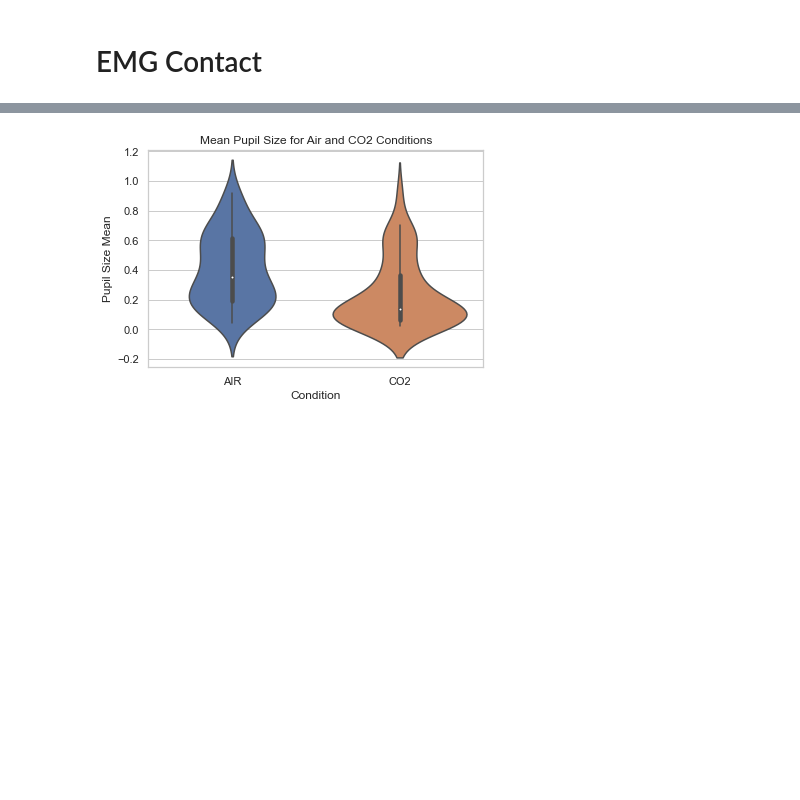
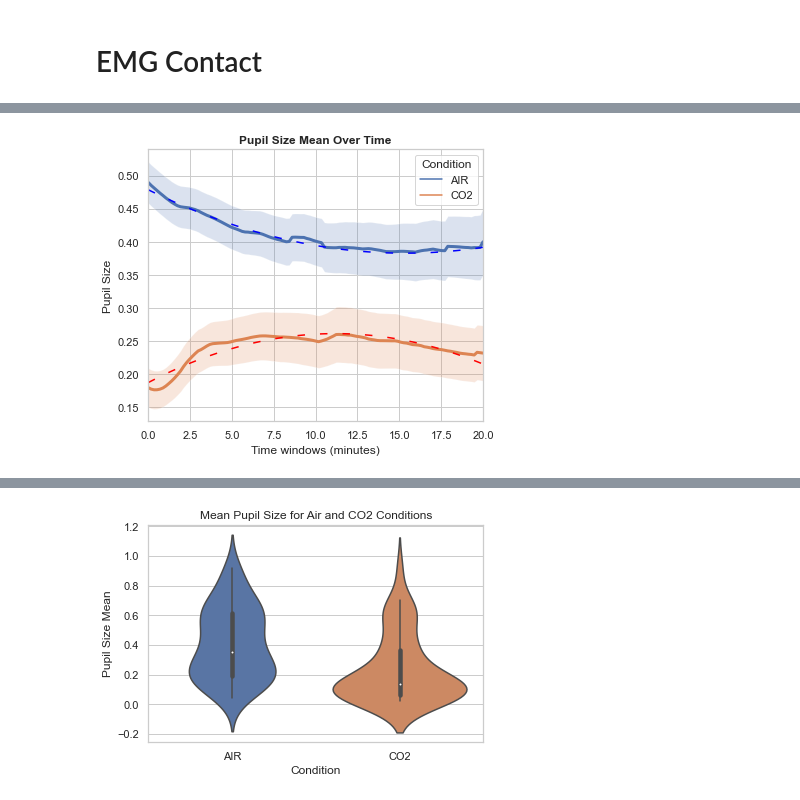
Before and after one commit to michalgnacek/co2-study, a Jupyter notebook: notebooks/3_statistics.ipynb, the cells around one changed output, grey strips where cells are left out. Saved outputs shown, nothing was run; the diff lists cells and outputs as text; code cells hidden in the pictures; blank space fills up the shorter version.

```diff
--- a/notebooks/3_statistics.ipynb
+++ b/notebooks/3_statistics.ipynb
@@ -303,12 +308,23 @@ Plots.features_time_series(gas_inhalation_windows, 'pupil_size_combined', 'Pupil
 # EMG Contact
 # %%
 # Pupil size
-contact_data_segments = gas_inhalation_segments.filter(regex=r'^(participant_number|Condition|Segment|Emg/Contact)').reset_index(drop=True)
+contact_data_segments = gas_inhalation_segments.filter(regex=r'^(participant_number|Condition|Segment|Emg_Contact)').reset_index(drop=True)
+
+#new_columns = [col.replace('[', '_').replace(']', '').replace('/', '_') for col in contact_data_segments.columns]
+
+# Assign the new column names to the DataFrame
+#contact_data_segments.columns = new_columns
 
 contact_air_segments = contact_data_segments[contact_data_segments['Condition']=='AIR']
 contact_co2_segments = contact_data_segments[contact_data_segments['Condition']=='CO2']
 
-contact_data_windows = gas_inhalation_windows.filter(regex=r'^(participant_number|Condition|Segment|window_index|Emg/Contact)').reset_index(drop=True)
+contact_data_windows = gas_inhalation_windows.filter(regex=r'^(participant_number|Condition|Segment|window_index|Emg_Contact)').reset_index(drop=True)
+
+#new_columns = [col.replace('[', '_').replace(']', '').replace('/', '_') for col in contact_data_windows.columns]
+
+# Assign the new column names to the DataFrame
+#contact_data_windows.columns = new_columns
+
 contact_air_windows = contact_data_windows[contact_data_windows['Condition']=='AIR']
 contact_co2_windows = contact_data_windows[contact_data_windows['Condition']=='CO2']
 # %%
@@ -315,0 +344,6 @@ contact_co2_windows = contact_data_windows[contact_data_windows['Condition']=='C
+# %%
+emg_mean_contact_columns = ['Emg_Contact_RightOrbicularis_mean', 'Emg_Contact_RightZygomaticus_mean', 'Emg_Contact_RightFrontalis_mean', 'Emg_Contact_CenterCorrugator_mean', 'Emg_Contact_LeftFrontalis_mean', 'Emg_Contact_LeftZygomaticus_mean', 'Emg_Contact_LeftOrbicularis_mean']
+for mean_emg_column in emg_mean_contact_columns:
+    print('Paired t-test for: ' + mean_emg_column)
+    Tests.paired_t_test(contact_air_segments[mean_emg_column], contact_co2_segments[mean_emg_column])
+    print("\n")
@@ -315,0 +368,4 @@ contact_co2_windows = contact_data_windows[contact_data_windows['Condition']=='C
+# %%
+# Perform regression tests with polynomial features
+muscle_column = emg_mean_contact_columns[0]
+air_prediction_line, co2_prediction_line = Tests.regression_tests_polynomial(contact_air_windows, contact_co2_windows, contact_data_windows, muscle_column, 2)
@@ -315,0 +390,4 @@ contact_co2_windows = contact_data_windows[contact_data_windows['Condition']=='C
+# %%
+Plots.features_time_series(gas_inhalation_windows, muscle_column, 'Pupil Size Mean Over Time', 'Time windows (minutes)', 'Pupil Size', os.path.join(notebook_temp_dir, muscle_column), air_prediction_line, co2_prediction_line)
+# %% [output]
+[figure, added]
```
Also changed, not shown: parts of 34 cells of this notebook, 9 other files.
